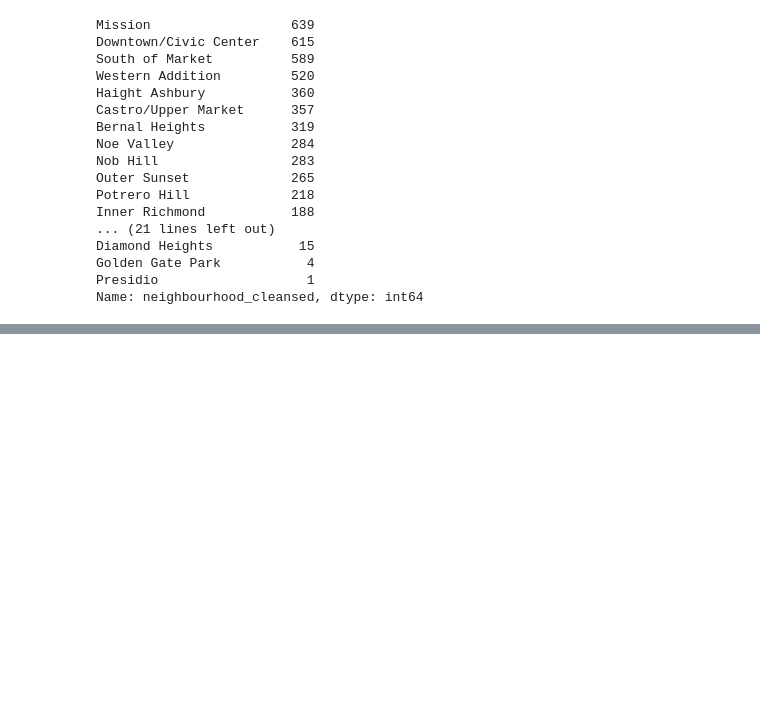
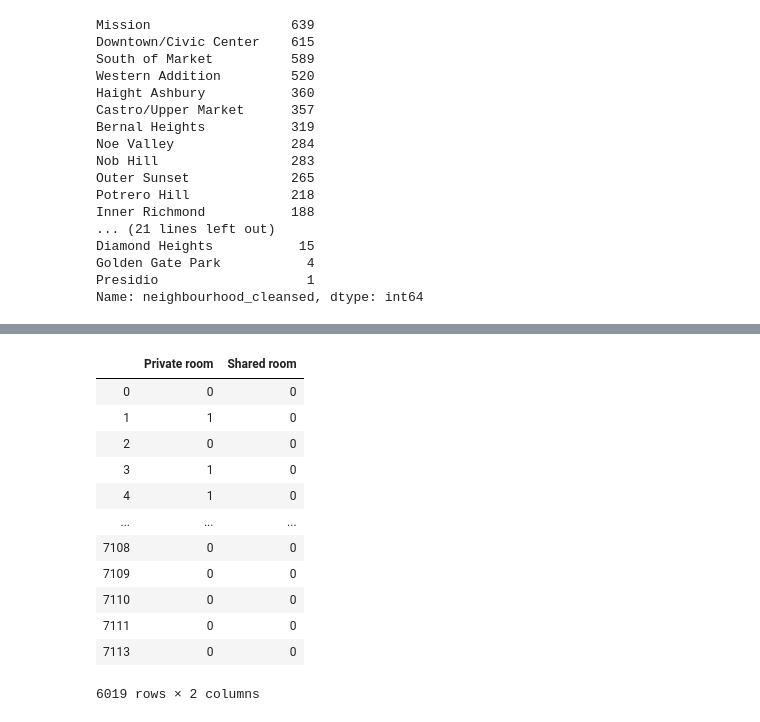
Before and after one commit to CaryMosley/Mod2Project, a Jupyter notebook: AirbnbEDA.ipynb, the cells around one changed output, grey strips where cells are left out. Cells and saved outputs as stored; diff of their text form; code cells hidden in the pictures; blank space fills up the shorter version.

```diff
--- a/AirbnbEDA.ipynb
+++ b/AirbnbEDA.ipynb
@@ -525,0 +535,16 @@ Name: room_type, dtype: int64
+# %%
+dummies_room
+# %% [output]
+|  | Private room | Shared room |
+| 0 | 0 | 0 |
+| 1 | 1 | 0 |
+| 2 | 0 | 0 |
+| 3 | 1 | 0 |
+| 4 | 1 | 0 |
+| ... | ... | ... |
+| 7108 | 0 | 0 |
+| 7109 | 0 | 0 |
+| 7110 | 0 | 0 |
+| 7111 | 0 | 0 |
+| 7113 | 0 | 0 |
+6019 rows × 2 columns
```
Also changed, not shown: parts of 11 cells of this notebook.
